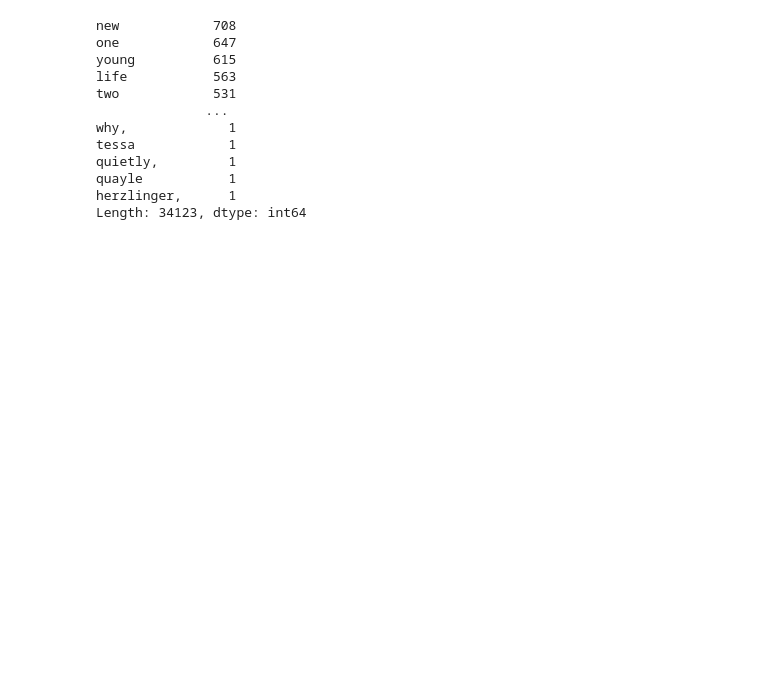
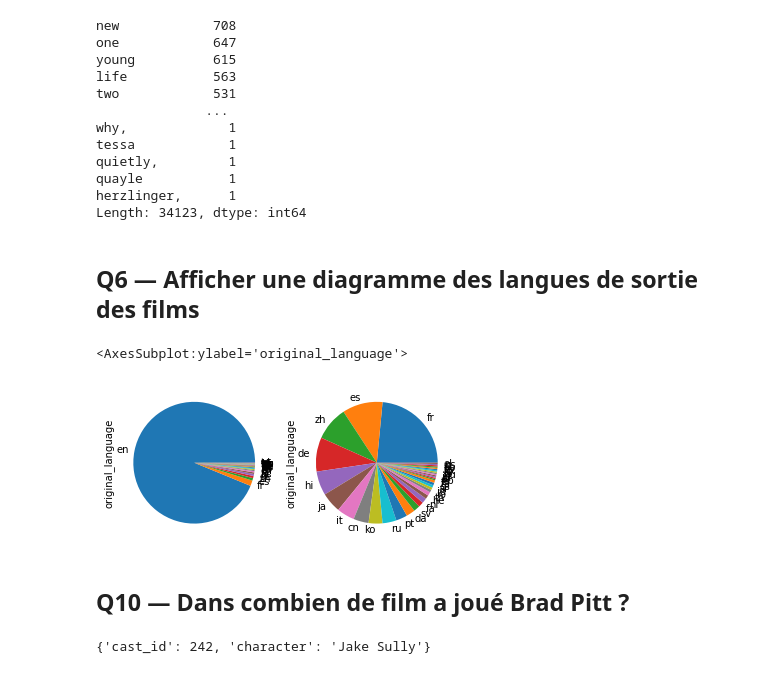
Before and after one commit to Bl3f/amse2022, a Jupyter notebook: Groupe B/Day 3 — TMDB.ipynb, the cells around one changed output. Saved outputs shown, nothing was run; the diff lists cells and outputs as text; code cells hidden in the pictures; blank space fills up the shorter version.

```diff
--- a/Groupe B/Day 3 — TMDB.ipynb
+++ b/Groupe B/Day 3 — TMDB.ipynb
@@ -124,3 +124,22 @@ quietly,         1
 quayle           1
 herzlinger,      1
 Length: 34123, dtype: int64
+# %% [markdown]
+## Q6 — Afficher une diagramme des langues de sortie des films
+# %%
+import matplotlib.pyplot as plt
+
+fig, ax = plt.subplots(1, 2)
+
+movies["original_language"].value_counts().plot(kind="pie", ax=ax[0])
+(
+    movies
+    [movies["original_language"] != 'en']
+    ["original_language"]
+    .value_counts().plot(kind="pie", ax=ax[1])
+)
+# %% [output]
+<AxesSubplot:ylabel='original_language'>
+[figure, added]
+# %% [markdown]
+## Q10 — Dans combien de film a joué Brad Pitt ?
@@ -126,0 +151,5 @@ Length: 34123, dtype: int64
+# %%
+import json
+json.loads(s)
+# %% [output]
+{'cast_id': 242, 'character': 'Jake Sully'}
```
Also changed, not shown: parts of 32 cells of this notebook, 1 other file.
